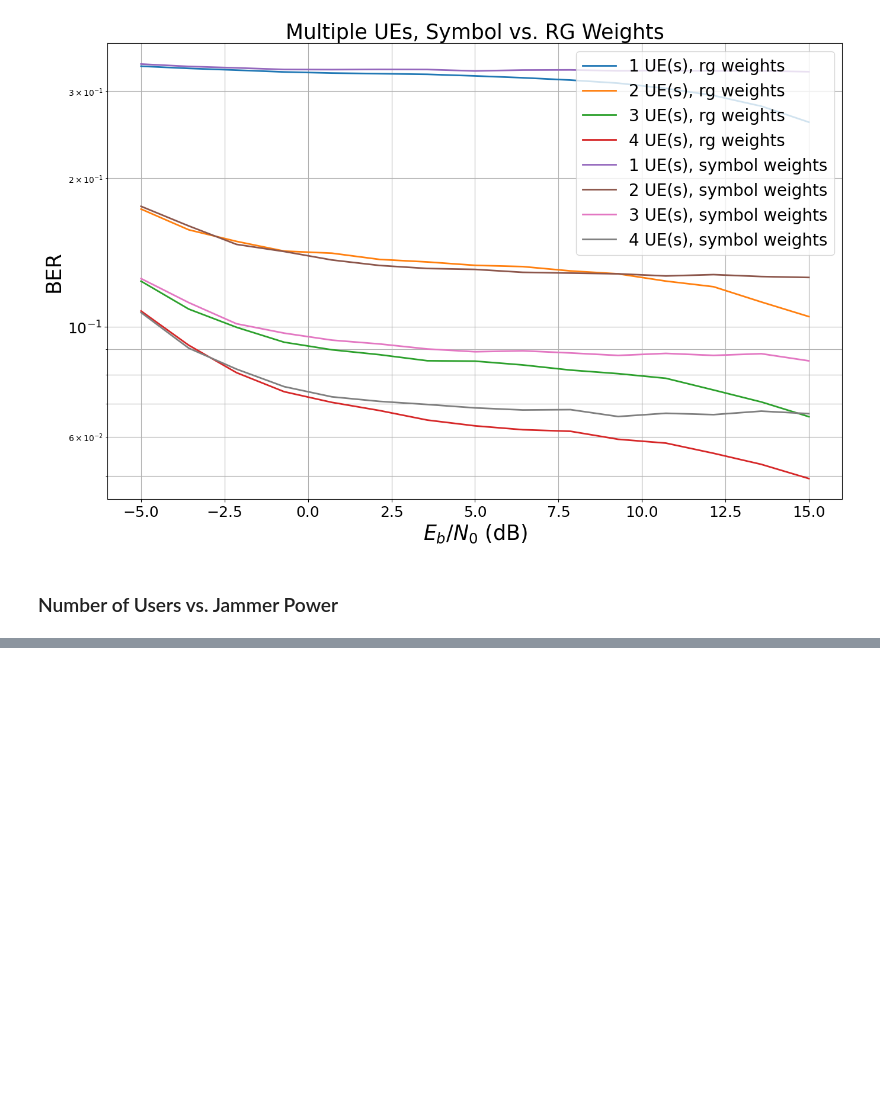
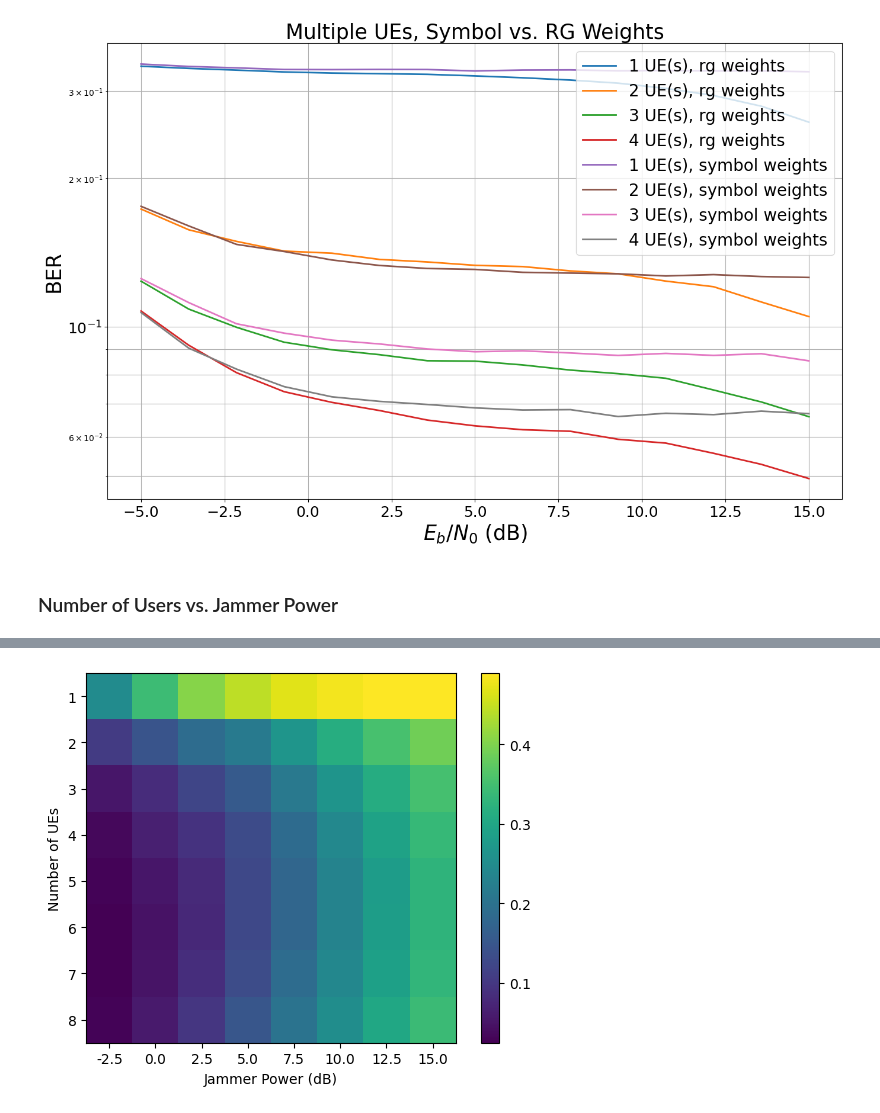
Before and after one commit to IIP-Group/pyjama, a Jupyter notebook: simulations/multi_user.ipynb, the cells around one changed output, grey strips where cells are left out. Cells and saved outputs as stored; diff of their text form; code cells hidden in the pictures; blank space fills up the shorter version.

```diff
--- a/simulations/multi_user.ipynb
+++ b/simulations/multi_user.ipynb
@@ -153,0 +187,22 @@ EbNo [dB] |        BER |       BLER |  bit errors |    num bits | block errors |
+# %%
+num_ut = range(1, 9)
+jammer_power = np.arange(-2.5, 15.1, 2.5, dtype=np.float32)
+bers = np.zeros([len(num_ut), len(jammer_power)])
+for i in range(len(num_ut)):
+    for j in range(len(jammer_power)):
+        n = num_ut[i]
+        p = jammer_power[j]
+        my_model_parameters = {**model_parameters, "num_ut": n, "jammer_power": db_to_linear(p),
+                               "num_ofdm_symbols": 18, "fft_size": 64,
+                               "jammer_parameters": {**jammer_parameters, "trainable_mask": tf.ones([18, 1], dtype=tf.bool)}}
+        filename = f"weights/grid/ue_{n}_power_{p}dB.pickle"
+        model = Model(**my_model_parameters)
+        load_weights(model, filename)
+        ber = sionna.utils.BitErrorRate()
+        for s in range(150):
+            # BATCH_SIZE, ebno_db
+            b, llr = model(8, 5.0)
+            b_hat = sionna.utils.hard_decisions(llr)
+            ber.update_state(b, b_hat)
+        print(f"{n} UEs, {p} dB: {ber.result().numpy()}")
+        bers[i, j] = ber.result().numpy()
@@ -153,0 +227,13 @@ EbNo [dB] |        BER |       BLER |  bit errors |    num bits | block errors |
+# %%
+fig, ax = plt.subplots()
+im = ax.imshow(bers)
+ax.set_xticks(np.arange(len(jammer_power)))
+ax.set_xticklabels(jammer_power)
+plt.xlabel("Jammer Power (dB)")
+ax.set_yticks(np.arange(len(num_ut)))
+ax.set_yticklabels(num_ut)
+plt.ylabel("Number of UEs")
+fig.colorbar(im, fraction=0.05)
+plt.show()
+# %% [output]
+[figure, added]
```
Also changed, not shown: parts of 3 cells of this notebook, 2 other files.
